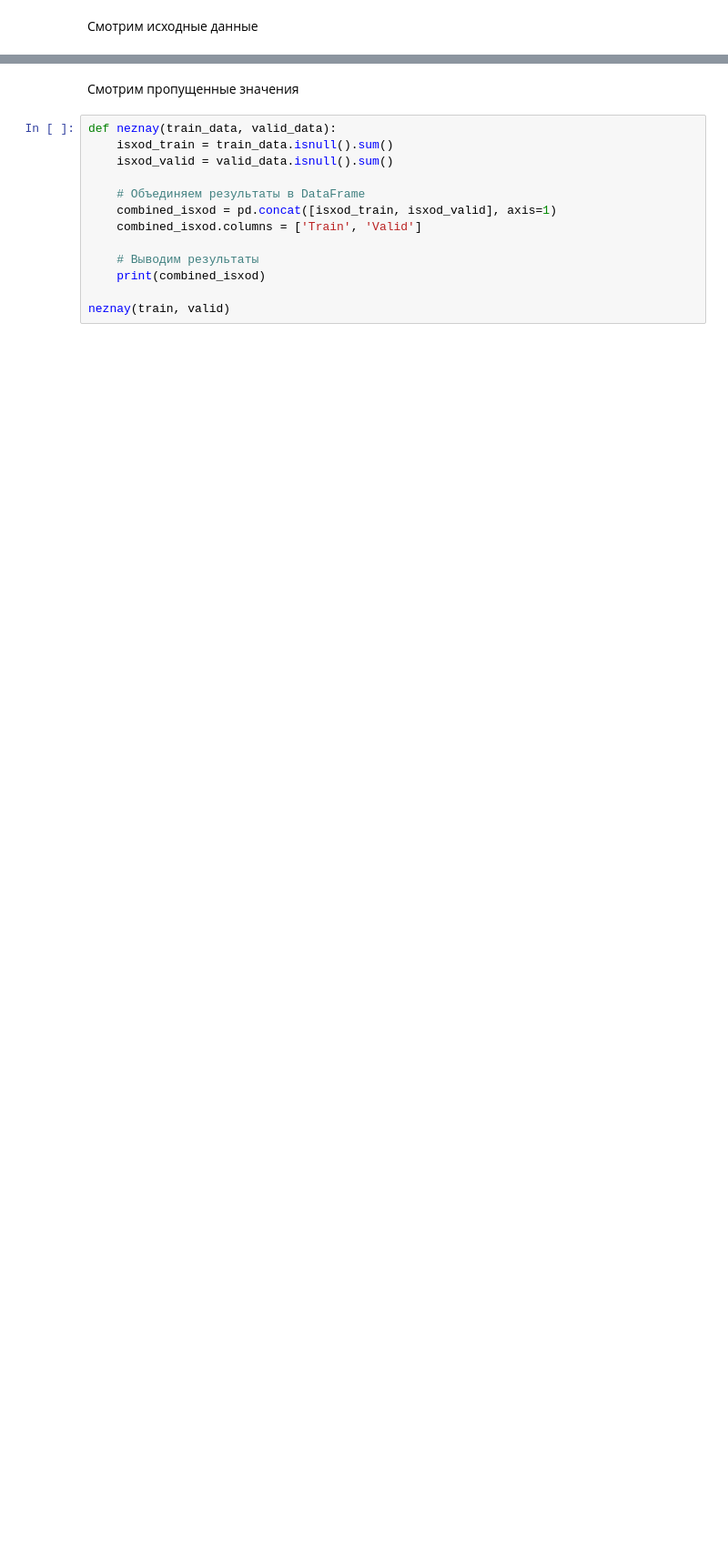
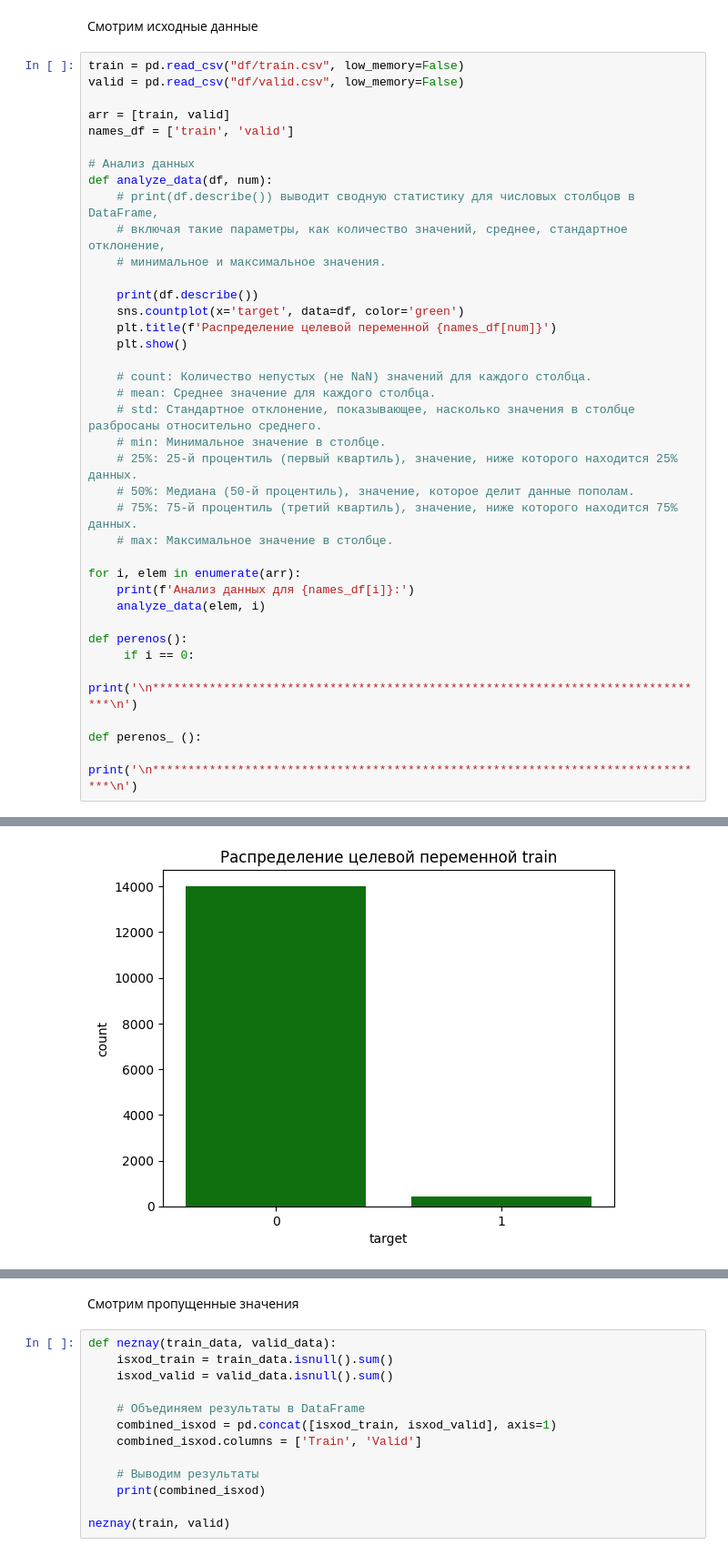
Before and after one commit to pogodaa/second_intensiv_predict_dataset_ot_samolyta, a Jupyter notebook: main.ipynb, the cells around one changed output, grey strips where cells are left out. Shown at 91% size. Cells and saved outputs as stored; diff of their text form; blank space fills up the shorter version.

```diff
--- a/main.ipynb
+++ b/main.ipynb
@@ -16,3 +16,41 @@ from xgboost import XGBClassifier
 from lightgbm import LGBMClassifier
 # %% [markdown]
 Смотрим исходные данные
+# %%
+train = pd.read_csv("df/train.csv", low_memory=False)
+valid = pd.read_csv("df/valid.csv", low_memory=False)
+
+arr = [train, valid]
+names_df = ['train', 'valid']
+
+# Анализ данных
+def analyze_data(df, num):
+    # print(df.describe()) выводит сводную статистику для числовых столбцов в DataFrame,
+    # включая такие параметры, как количество значений, среднее, стандартное отклонение,
+    # минимальное и максимальное значения.
+
+    print(df.describe())
+    sns.countplot(x='target', data=df, color='green')
+    plt.title(f'Распределение целевой переменной {names_df[num]}')
+    plt.show()
+
+    # count: Количество непустых (не NaN) значений для каждого столбца.
+    # mean: Среднее значение для каждого столбца.
+    # std: Стандартное отклонение, показывающее, насколько значения в столбце разбросаны относительно среднего.
+    # min: Минимальное значение в столбце.
+    # 25%: 25-й процентиль (первый квартиль), значение, ниже которого находится 25% данных.
+    # 50%: Медиана (50-й процентиль), значение, которое делит данные пополам.
+    # 75%: 75-й процентиль (третий квартиль), значение, ниже которого находится 75% данных.
+    # max: Максимальное значение в столбце.
+
+for i, elem in enumerate(arr):
+    print(f'Анализ данных для {names_df[i]}:')
+    analyze_data(elem, i)
+
+def perenos():
+     if i == 0:
+          print('\n*******************************************************************************\n')
+
+def perenos_ ():
+      print('\n*******************************************************************************\n')
+# %% [output]
@@ -18,0 +74 @@ from lightgbm import LGBMClassifier
+[figure, added]
```
Also changed, not shown: parts of 14 cells of this notebook, 7 other files.
